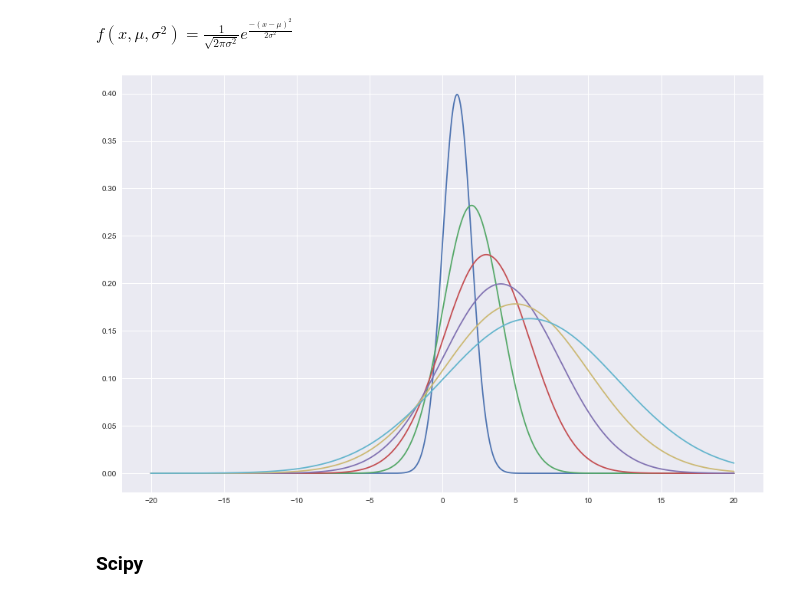
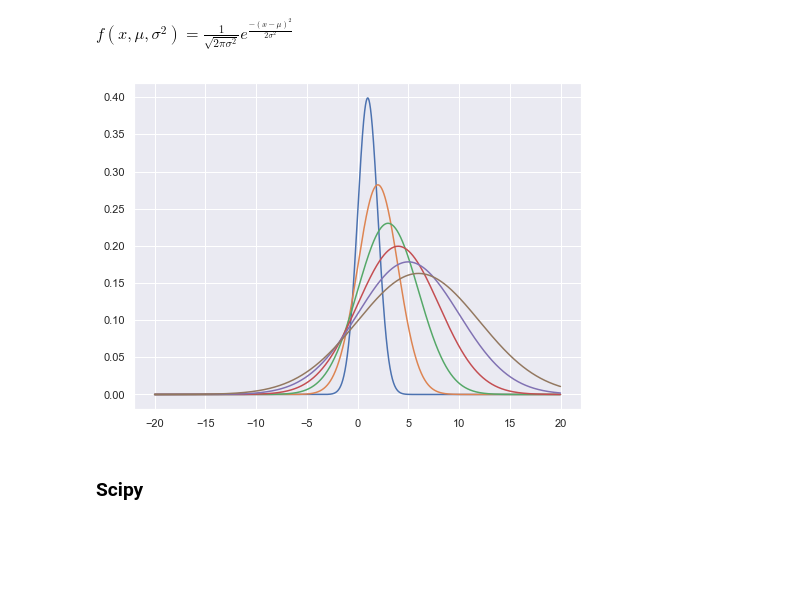
Before and after one commit to npshub/numpy, a Jupyter notebook: 5a. Statistics-Probability.ipynb, the cells around one changed output. Drawn from its saved outputs; the diff is of its cells as text; code cells hidden in the pictures; blank space fills up the shorter version.

```diff
--- a/5a. Statistics-Probability.ipynb
+++ b/5a. Statistics-Probability.ipynb
@@ -19,14 +20,11 @@ def normal(x,m,s):
 # %%
-plt.figure(figsize = [15,10])
-plt.plot(x,normal(x,1.0,1.0),\
-        x,normal(x,2.0,2.0),\
-        x,normal(x,3.0,3.0),\
-        x,normal(x,4.0,4.0),\
-        x,normal(x,5.0,5.0),\
-        x,normal(x,6.0,6.0))
+plt.figure(figsize = [8,6])
+plt.plot(x,normal(x,1.0,1.0),x,normal(x,2.0,2.0),\
+        x,normal(x,3.0,3.0),x,normal(x,4.0,4.0),\
+        x,normal(x,5.0,5.0),x,normal(x,6.0,6.0))
 plt.show()
 # %% [output]
-[figure, old version]
+[figure, new version]
 # %% [markdown]
 ### Scipy
 # %% [markdown]
```
Also changed, not shown: parts of 3 cells of this notebook.
